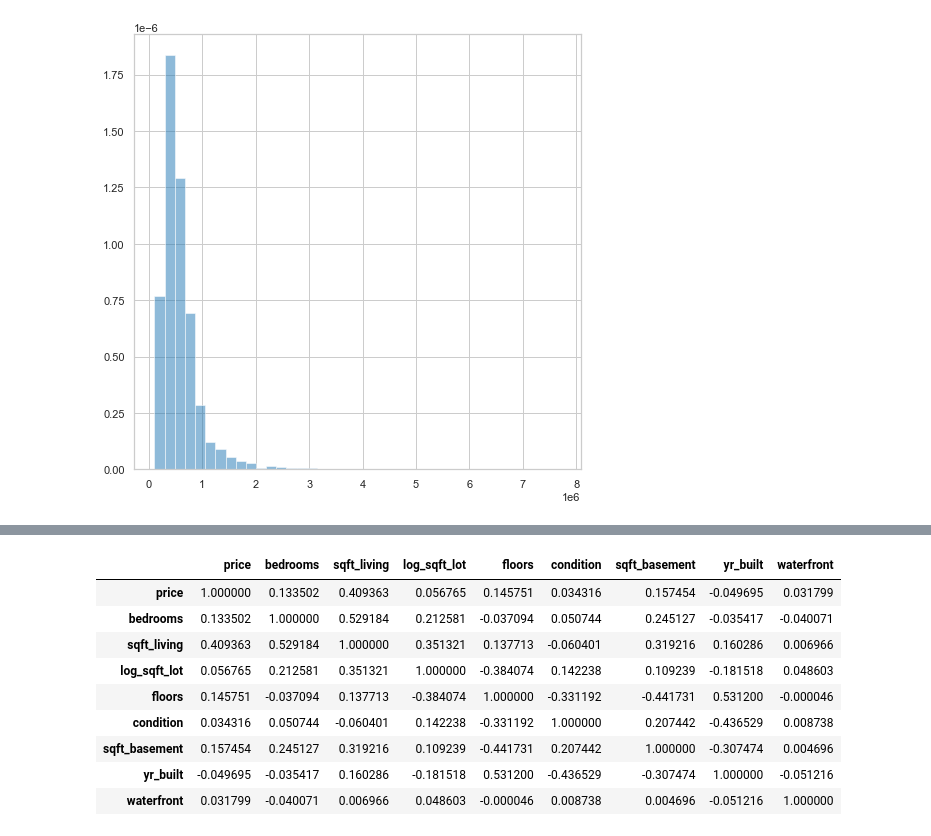
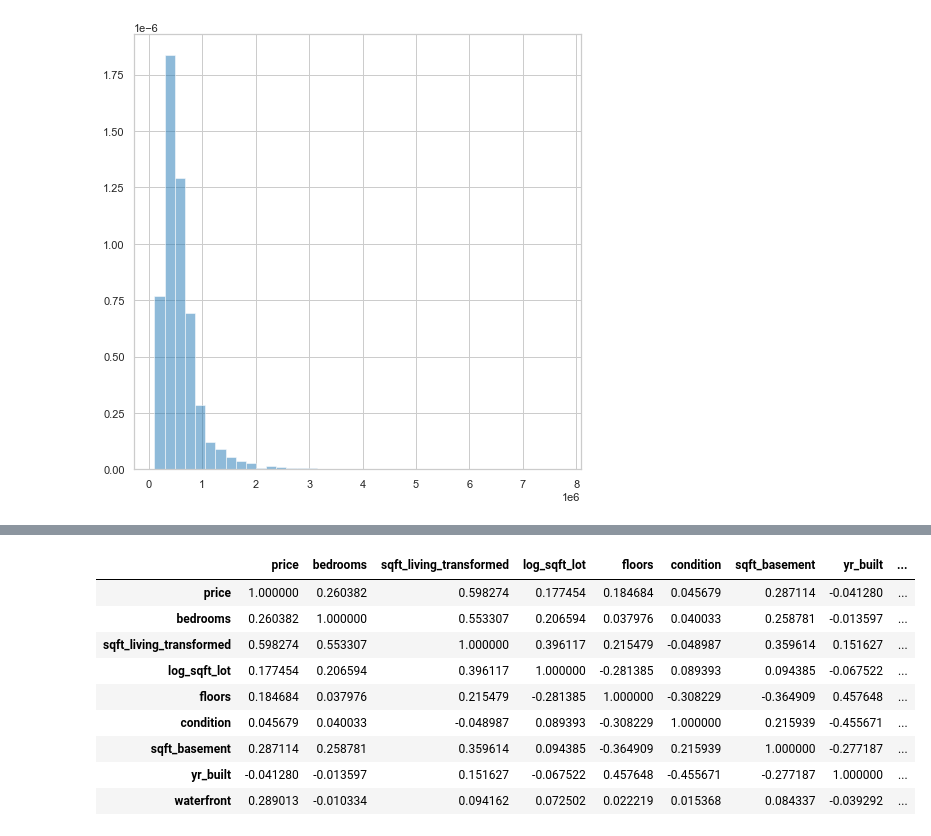
Before and after one commit to PZ808/KC_Real-Estate-Analysis, a Jupyter notebook: kingcounty_working/house_price_model.ipynb, the cells around one changed output, grey strips where cells are left out. Saved outputs shown, nothing was run; the diff lists cells and outputs as text; code cells hidden in the pictures.

```diff
--- a/kingcounty_working/house_price_model.ipynb
+++ b/kingcounty_working/house_price_model.ipynb
@@ -367,5 +387,5 @@ df[df['bathrooms']==0]
 # %%
-df = df.drop(['sqft_above', 'sqft_living15', 'sqft_lot15'], axis = 1)
+#df = df.drop(['sqft_above', 'sqft_living15', 'sqft_lot15'], axis = 1)
 # %%
 df.info() #Ensure those columns were dropped
 # %% [output]
@@ -399,9 +419,9 @@ plt.show()
 # %%
-df = df.loc[df['price'] > 100000]
-df = df.loc[df['price'] < 700000]
-df.describe()
+#df = df.loc[df['price'] > 100000]
+#df = df.loc[df['price'] < 00000]
+#df.describe()
 #Repeat histogram on price:
-price_hist = plt.figure(num=1, figsize=(8,8))
-ax = price_hist.add_subplot(111)
-ax.hist(df['price'], bins = 40, density = True, alpha = 0.5)
-plt.show()
+#price_hist = plt.figure(num=1, figsize=(8,8))
+#ax = price_hist.add_subplot(111)
+#ax.hist(df['price'], bins = 40, density = True, alpha = 0.5)
+#plt.show()
@@ -414,0 +435,4 @@ plt.show()
+# %%
+pt = PowerTransformer()
+sqft_living_transformed=pt.fit_transform(df['sqft_living'].to_numpy().reshape(-1,1))
+sns.displot(sqft_living_transformed)
@@ -414,0 +448,2 @@ plt.show()
+# %%
+df['sqft_living_transformed'] = sqft_living_transformed
@@ -423,20 +467,18 @@ plt.show()
 # %%
-
-
 pd.set_option('display.max_rows', 500)
 pd.set_option('display.max_columns', 500)
-df[['price', 'bedrooms', 'sqft_living', 'log_sqft_lot', 'floors',
+df[['price', 'bedrooms', 'sqft_living_transformed', 'log_sqft_lot', 'floors',
        'condition', 'sqft_basement', 'yr_built', 'waterfront']].corr()
 # %% [output]
-|  | price | bedrooms | sqft_living | log_sqft_lot | floors | condition | sqft_basement | yr_built | waterfront |
-| price | 1.000000 | 0.133502 | 0.409363 | 0.056765 | 0.145751 | 0.034316 | 0.157454 | -0.049695 | 0.031799 |
-| bedrooms | 0.133502 | 1.000000 | 0.529184 | 0.212581 | -0.037094 | 0.050744 | 0.245127 | -0.035417 | -0.040071 |
-| sqft_living | 0.409363 | 0.529184 | 1.000000 | 0.351321 | 0.137713 | -0.060401 | 0.319216 | 0.160286 | 0.006966 |
-| log_sqft_lot | 0.056765 | 0.212581 | 0.351321 | 1.000000 | -0.384074 | 0.142238 | 0.109239 | -0.181518 | 0.048603 |
-| floors | 0.145751 | -0.037094 | 0.137713 | -0.384074 | 1.000000 | -0.331192 | -0.441731 | 0.531200 | -0.000046 |
-| condition | 0.034316 | 0.050744 | -0.060401 | 0.142238 | -0.331192 | 1.000000 | 0.207442 | -0.436529 | 0.008738 |
-| sqft_basement | 0.157454 | 0.245127 | 0.319216 | 0.109239 | -0.441731 | 0.207442 | 1.000000 | -0.307474 | 0.004696 |
-| yr_built | -0.049695 | -0.035417 | 0.160286 | -0.181518 | 0.531200 | -0.436529 | -0.307474 | 1.000000 | -0.051216 |
-| waterfront | 0.031799 | -0.040071 | 0.006966 | 0.048603 | -0.000046 | 0.008738 | 0.004696 | -0.051216 | 1.000000 |
+|  | price | bedrooms | sqft_living_transformed | log_sqft_lot | floors | condition | sqft_basement | yr_built | ... |
+| price | 1.000000 | 0.260382 | 0.598274 | 0.177454 | 0.184684 | 0.045679 | 0.287114 | -0.041280 | ... |
+| bedrooms | 0.260382 | 1.000000 | 0.553307 | 0.206594 | 0.037976 | 0.040033 | 0.258781 | -0.013597 | ... |
+| sqft_living_transformed | 0.598274 | 0.553307 | 1.000000 | 0.396117 | 0.215479 | -0.048987 | 0.359614 | 0.151627 | ... |
+| log_sqft_lot | 0.177454 | 0.206594 | 0.396117 | 1.000000 | -0.281385 | 0.089393 | 0.094385 | -0.067522 | ... |
+| floors | 0.184684 | 0.037976 | 0.215479 | -0.281385 | 1.000000 | -0.308229 | -0.364909 | 0.457648 | ... |
+| condition | 0.045679 | 0.040033 | -0.048987 | 0.089393 | -0.308229 | 1.000000 | 0.215939 | -0.455671 | ... |
+| sqft_basement | 0.287114 | 0.258781 | 0.359614 | 0.094385 | -0.364909 | 0.215939 | 1.000000 | -0.277187 | ... |
+| yr_built | -0.041280 | -0.013597 | 0.151627 | -0.067522 | 0.457648 | -0.455671 | -0.277187 | 1.000000 | ... |
+| waterfront | 0.289013 | -0.010334 | 0.094162 | 0.072502 | 0.022219 | 0.015368 | 0.084337 | -0.039292 | ... |
 # %%
 plt.subplots(figsize=(17,15))
```
Also changed, not shown: parts of 57 cells of this notebook.
